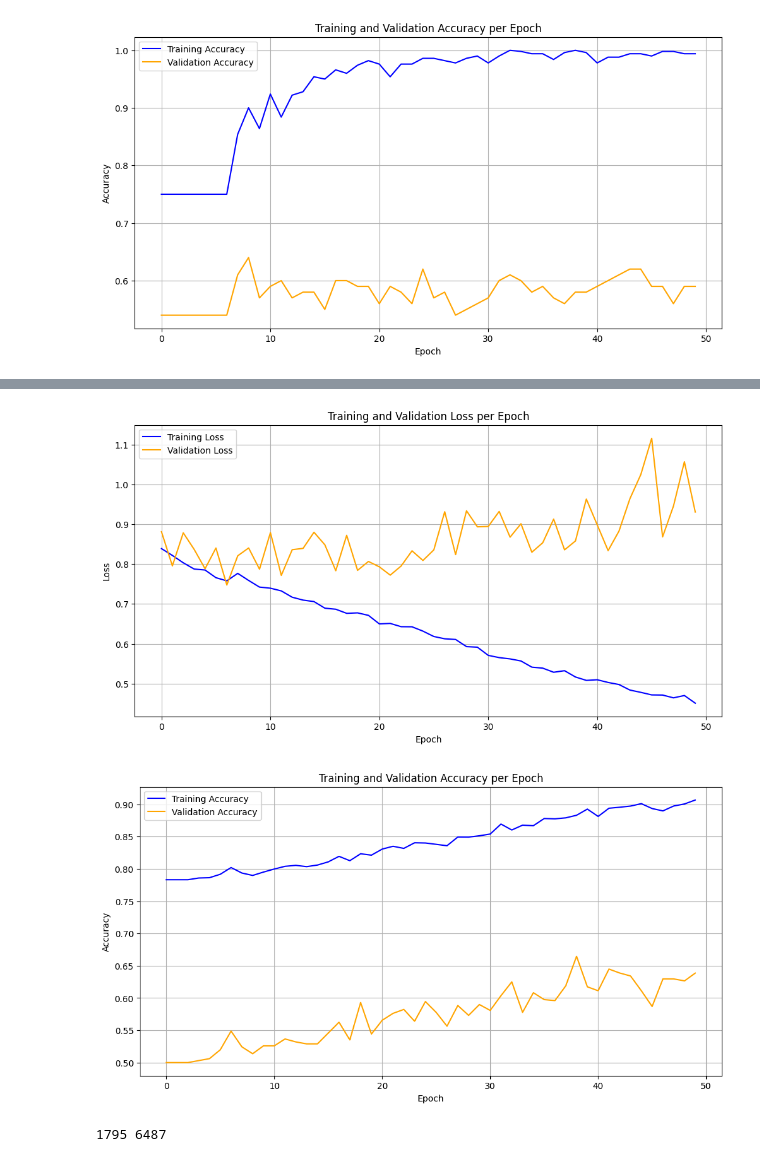
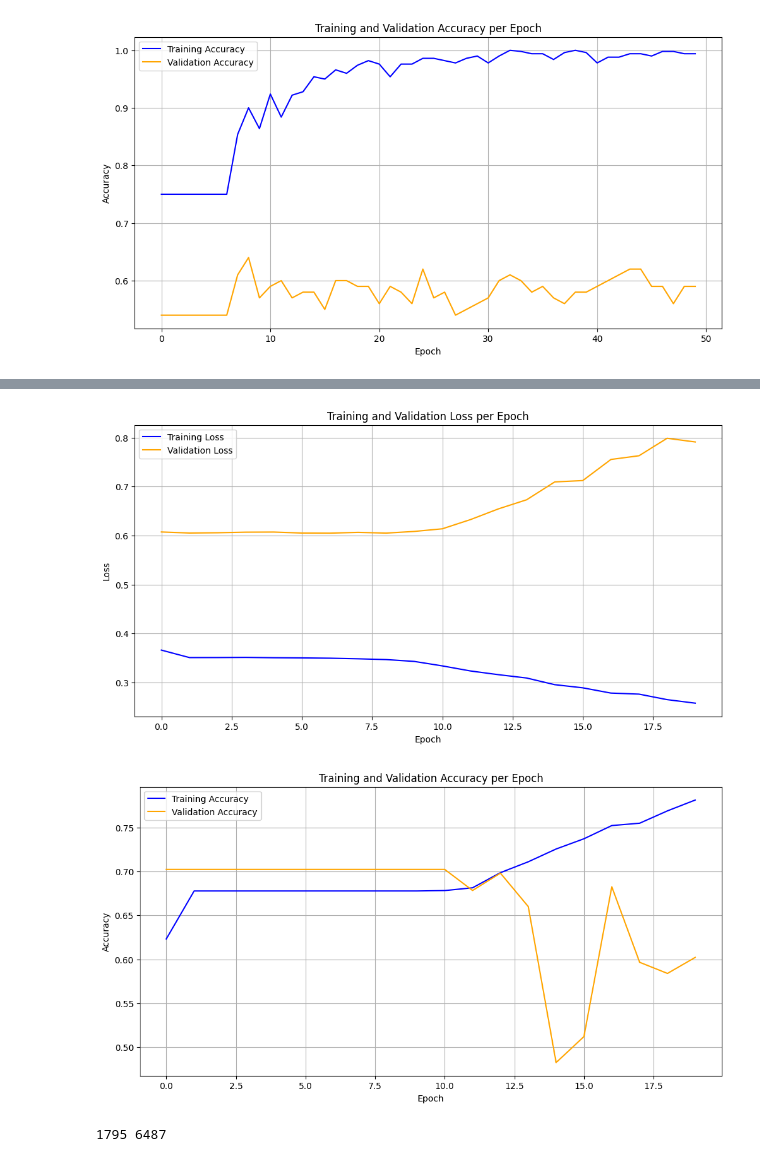
Before and after one commit to Dawnrunes415/EEG-data-classification, a Jupyter notebook: primary_model.ipynb, the cells around one changed output, grey strips where cells are left out. Saved outputs shown, nothing was run; the diff lists cells and outputs as text; code cells hidden in the pictures.

```diff
--- a/primary_model.ipynb
+++ b/primary_model.ipynb
@@ -22,10 +43,13 @@ class EEGDataset(Dataset):
         self.X = torch.tensor(X, dtype=torch.float32)
         self.y = torch.tensor(y, dtype=torch.long)
 
+        weight_0 = (self.y==0).sum() / len(self.y)
+        weight_1 = (self.y==1).sum() / len(self.y)
+
         # Calculate weights (3.6:1 downsampling ratio)
         self.weights = torch.where(self.y == 1,
-                                   torch.tensor(3.6),   # seizure samples
-                                   torch.tensor(1.0))   # non- seizure samples
+                                   torch.tensor(weight_1),   # seizure samples
+                                   torch.tensor(weight_0))   # non- seizure samples
 
     def __len__(self):
         return len(self.X)
@@ -201,13 +298,10 @@ Estimated Total Size (MB): 2.67
 ### Model Training
 # %%
 def get_F1_score_accuracy(y_pred, y_true):
-    if y_pred.max().item() > 1 or y_pred.min().item() < 0:
-        y_pred = torch.sigmoid(y_pred)
-    y_pred = y_pred.squeeze()
-    y_true = y_true.squeeze()
-
+    y_pred = torch.sigmoid(y_pred)
+    y_pred = y_pred.view(-1)
+    y_true = y_true.view(-1).float()
     y_pred = (y_pred > 0.5).float()
-    y_true = y_true.float()
 
     TP = ((y_pred == 1) & (y_true == 1)).sum().item()
     FP = ((y_pred == 1) & (y_true == 0)).sum().item()
@@ -246,3 +318,7 @@ def metrics(model, data_loader):
+# %%
+def get_metrics(preds, labels):
+    preds, labels = preds.to('cpu'), labels.to('cpu')
+    return get_F1_score_accuracy(preds, labels)
 # %%
 from torch.utils.data import Subset
 train_dataset_small = Subset(EEGDataset(X_train, y_train), range(500))
@@ -363,7 +451,7 @@ Final Val Acc:    0.5900
 [figure]
 [figure]
 # %%
-train_model(CNNLSTM2, train_dataset, val_dataset, output_layers=32, kernel_size=3, dropout_rate=0.5, learning_rate=0.005, batch_size=32, num_epoch=50)
+train_model(CNNLSTM4, train_dataset, val_dataset, output_layers=32, kernel_size=3, dropout_rate=0.2, learning_rate=0.0001, batch_size=16, num_epoch=20)
 
 # MACHINE NOT LEARNINGGGGG :(
 # %% [output]
@@ -387,5 +475,5 @@ Final Val Acc:    0.6387
-[figure, old version]
+[figure, new version]
-[figure, old version]
+[figure, new version]
 # %%
 num_pos = (y_train == 1).sum()
 num_neg = (y_train == 0).sum()
```
Also changed, not shown: parts of 9 cells of this notebook, 1 other file.
